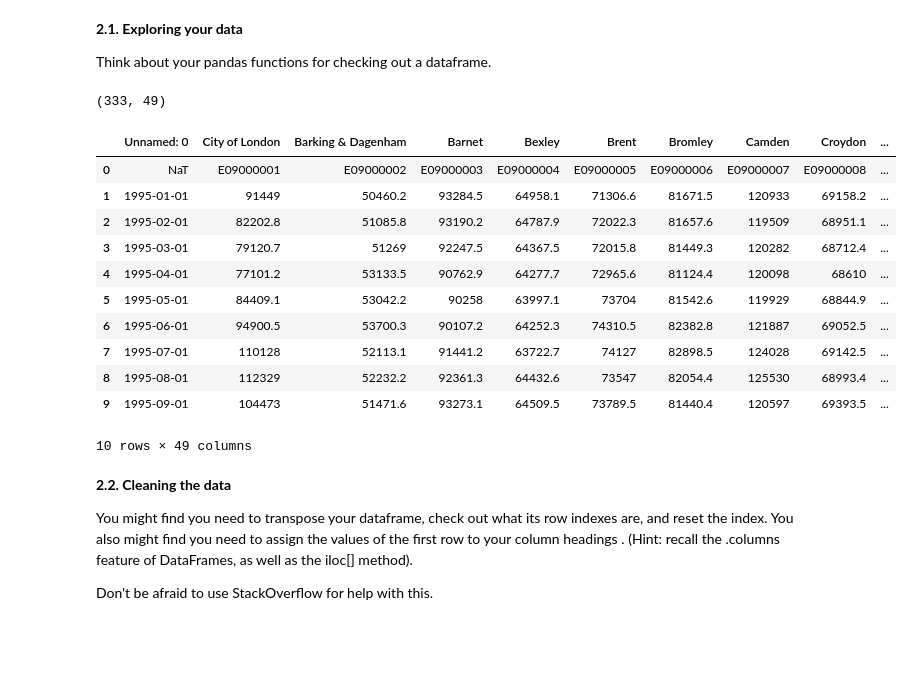
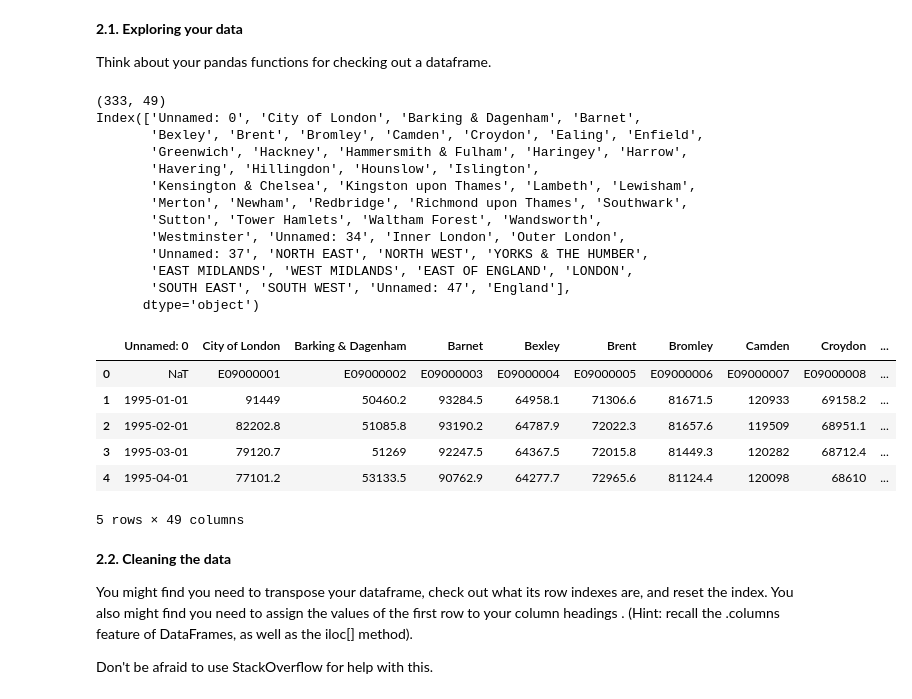
Before and after one commit to RavinderRai/London_Housing_Case_Study, a Jupyter notebook: London_Housing_Case_Study.ipynb, the cells around one changed output. Cells and saved outputs as stored; diff of their text form; code cells hidden in the pictures; blank space fills up the shorter version.

```diff
--- a/London_Housing_Case_Study.ipynb
+++ b/London_Housing_Case_Study.ipynb
@@ -105,21 +105,30 @@ Think about your pandas functions for checking out a dataframe.
 # %%
 print(properties.shape)
 
-properties.head(10)
+print(properties.columns)
+
+properties.head()
 # %% [output]
 (333, 49)
+Index(['Unnamed: 0', 'City of London', 'Barking & Dagenham', 'Barnet',
+       'Bexley', 'Brent', 'Bromley', 'Camden', 'Croydon', 'Ealing', 'Enfield',
+       'Greenwich', 'Hackney', 'Hammersmith & Fulham', 'Haringey', 'Harrow',
+       'Havering', 'Hillingdon', 'Hounslow', 'Islington',
+       'Kensington & Chelsea', 'Kingston upon Thames', 'Lambeth', 'Lewisham',
+       'Merton', 'Newham', 'Redbridge', 'Richmond upon Thames', 'Southwark',
+       'Sutton', 'Tower Hamlets', 'Waltham Forest', 'Wandsworth',
+       'Westminster', 'Unnamed: 34', 'Inner London', 'Outer London',
+       'Unnamed: 37', 'NORTH EAST', 'NORTH WEST', 'YORKS & THE HUMBER',
+       'EAST MIDLANDS', 'WEST MIDLANDS', 'EAST OF ENGLAND', 'LONDON',
+       'SOUTH EAST', 'SOUTH WEST', 'Unnamed: 47', 'England'],
+      dtype='object')
 |  | Unnamed: 0 | City of London | Barking & Dagenham | Barnet | Bexley | Brent | Bromley | Camden | Croydon | ... |
 | 0 | NaT | E09000001 | E09000002 | E09000003 | E09000004 | E09000005 | E09000006 | E09000007 | E09000008 | ... |
 | 1 | 1995-01-01 | 91449 | 50460.2 | 93284.5 | 64958.1 | 71306.6 | 81671.5 | 120933 | 69158.2 | ... |
 | 2 | 1995-02-01 | 82202.8 | 51085.8 | 93190.2 | 64787.9 | 72022.3 | 81657.6 | 119509 | 68951.1 | ... |
 | 3 | 1995-03-01 | 79120.7 | 51269 | 92247.5 | 64367.5 | 72015.8 | 81449.3 | 120282 | 68712.4 | ... |
 | 4 | 1995-04-01 | 77101.2 | 53133.5 | 90762.9 | 64277.7 | 72965.6 | 81124.4 | 120098 | 68610 | ... |
-| 5 | 1995-05-01 | 84409.1 | 53042.2 | 90258 | 63997.1 | 73704 | 81542.6 | 119929 | 68844.9 | ... |
-| 6 | 1995-06-01 | 94900.5 | 53700.3 | 90107.2 | 64252.3 | 74310.5 | 82382.8 | 121887 | 69052.5 | ... |
-| 7 | 1995-07-01 | 110128 | 52113.1 | 91441.2 | 63722.7 | 74127 | 82898.5 | 124028 | 69142.5 | ... |
-| 8 | 1995-08-01 | 112329 | 52232.2 | 92361.3 | 64432.6 | 73547 | 82054.4 | 125530 | 68993.4 | ... |
-| 9 | 1995-09-01 | 104473 | 51471.6 | 93273.1 | 64509.5 | 73789.5 | 81440.4 | 120597 | 69393.5 | ... |
-10 rows × 49 columns
+5 rows × 49 columns
 # %% [markdown]
 **2.2. Cleaning the data**
 
```
Also changed, not shown: parts of 8 cells of this notebook.
